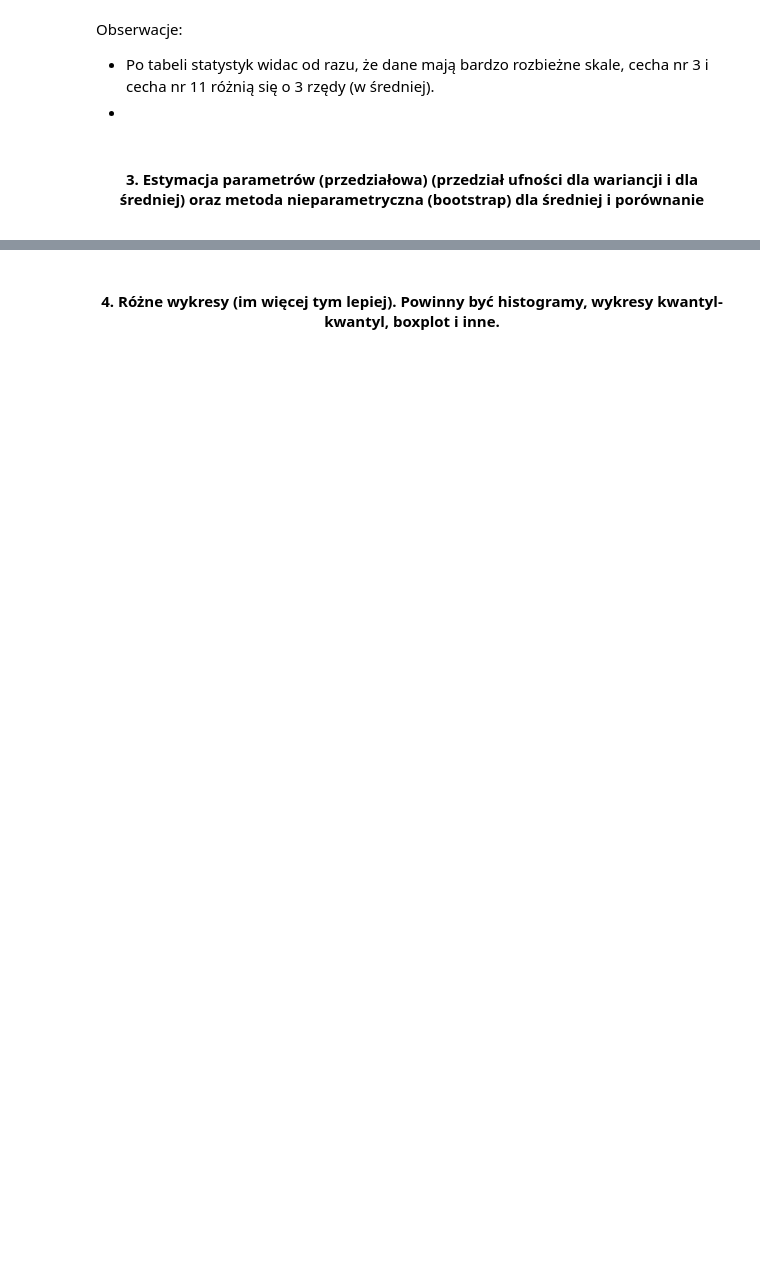
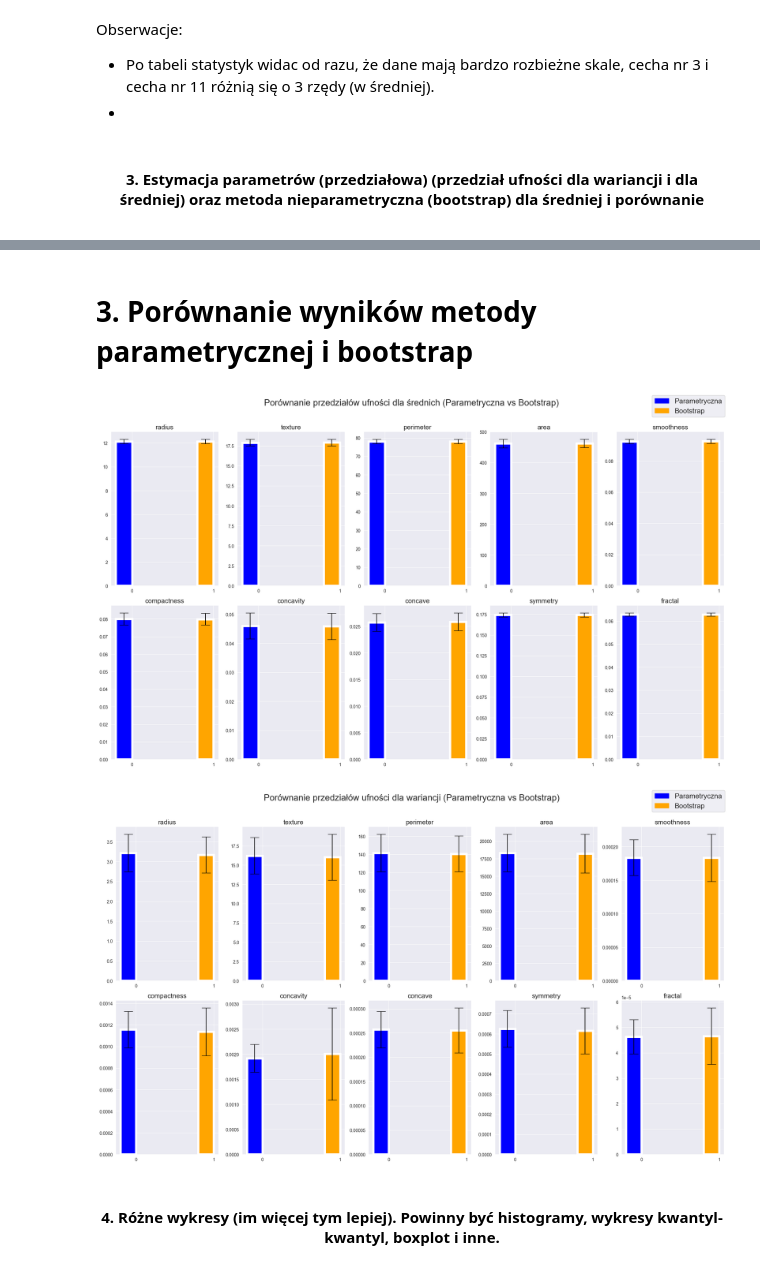
Before and after one commit to milymilek/statistics-projects, a Jupyter notebook: project-1/breast_cancer_analysis.ipynb, the cells around one changed output, grey strips where cells are left out. Drawn from its saved outputs; the diff is of its cells as text; code cells hidden in the pictures; blank space fills up the shorter version.

Commit message:
Added parameter estimation.

```diff
--- a/project-1/breast_cancer_analysis.ipynb
+++ b/project-1/breast_cancer_analysis.ipynb
@@ -170,3 +303,70 @@ oraz metoda nieparametryczna (bootstrap) dla średniej i porównanie
+# %% [markdown]
+# 3. Porównanie wyników metody parametrycznej i bootstrap
+# %%
+from matplotlib.patches import Patch
+
+def plot_individual_ci_comparison(mean_cis_df, var_cis_df, mean_ci_df_boot, var_ci_df_boot):
+    num_features = len(mean_cis_df)
+    num_cols = 5
+    num_rows = int(np.ceil(num_features / num_cols))
+
+    fig_mean, axes_mean = plt.subplots(num_rows, num_cols, figsize=(20, num_rows * 6))
+    fig_mean.suptitle('Porównanie przedziałów ufności dla średnich (Parametryczna vs Bootstrap)', fontsize=20)
+
+    legend_patches = [Patch(color='blue', label='Parametryczna'), Patch(color='orange', label='Bootstrap')]
+
+    for i, feature in enumerate(mean_cis_df.index):
+        row = i // num_cols
+        col = i % num_cols
+        ax = axes_mean[row, col] if num_rows > 1 else axes_mean[col]
+
+        param_mean = mean_cis_df.loc[feature]
+        boot_mean = mean_ci_df_boot.loc[feature]
+
+        param_error = (param_mean["Upper Bound (Mean)"] - param_mean["Lower Bound (Mean)"]) / 2
+        boot_error = (boot_mean["Mean CI Upper"] - boot_mean["Mean CI Lower"]) / 2
+
+        x = np.arange(2)
+        means = [param_mean["Lower Bound (Mean)"] + param_error, boot_mean["Mean CI Lower"] + boot_error]
+        errors = [param_error, boot_error]
+
+        ax.bar(x - 0.1, means, 0.2, yerr=errors, capsize=10, color=['blue', 'orange'], linewidth=5)
+        ax.set_xticks(x)
+        ax.set_title(f'{feature}', fontsize=15)
+    fig_mean.legend(handles=legend_patches, loc='upper right', fontsize=16)
+    plt.tight_layout(rect=[0, 0, 1, 0.96])
+
+    fig_var, axes_var = plt.subplots(num_rows, num_cols, figsize=(20, num_rows * 6))
+    fig_var.suptitle('Porównanie przedziałów ufności dla wariancji (Parametryczna vs Bootstrap)', fontsize=20)
+
+    for i, feature in enumerate(var_cis_df.index):
+        row = i // num_cols
+        col = i % num_cols
+        ax = axes_var[row, col] if num_rows > 1 else axes_var[col]
+
+        param_var = var_cis_df.loc[feature]
+        boot_var = var_ci_df_boot.loc[feature]
+
+        param_error = (param_var["Upper Bound (Variance)"] - param_var["Lower Bound (Variance)"]) / 2
+        boot_error = (boot_var["Variance CI Upper"] - boot_var["Variance CI Lower"]) / 2
+
+        x = np.arange(2)
+        vars = [param_var["Lower Bound (Variance)"] + param_error, boot_var["Variance CI Lower"] + boot_error]
+        errors = [param_error, boot_error]
+
+        ax.bar(x - 0.1, vars, 0.2, yerr=errors, capsize=10, color=['blue', 'orange'], linewidth=5)
+        ax.set_xticks(x)
+        ax.set_title(f'{feature}', fontsize=15)
+
+    fig_var.legend(handles=legend_patches, loc='upper right', fontsize=16)
+    plt.tight_layout(rect=[0, 0, 1, 0.96])
+
+    plt.show()
+
+plot_individual_ci_comparison(mean_cis_df, var_cis_df, mean_ci_df_boot, var_ci_df_boot)
+# %% [output]
+[figure, added]
+[figure, added]
 # %% [markdown]
 <center>
 <h4>
```
Also changed, not shown: parts of 8 cells of this notebook.
